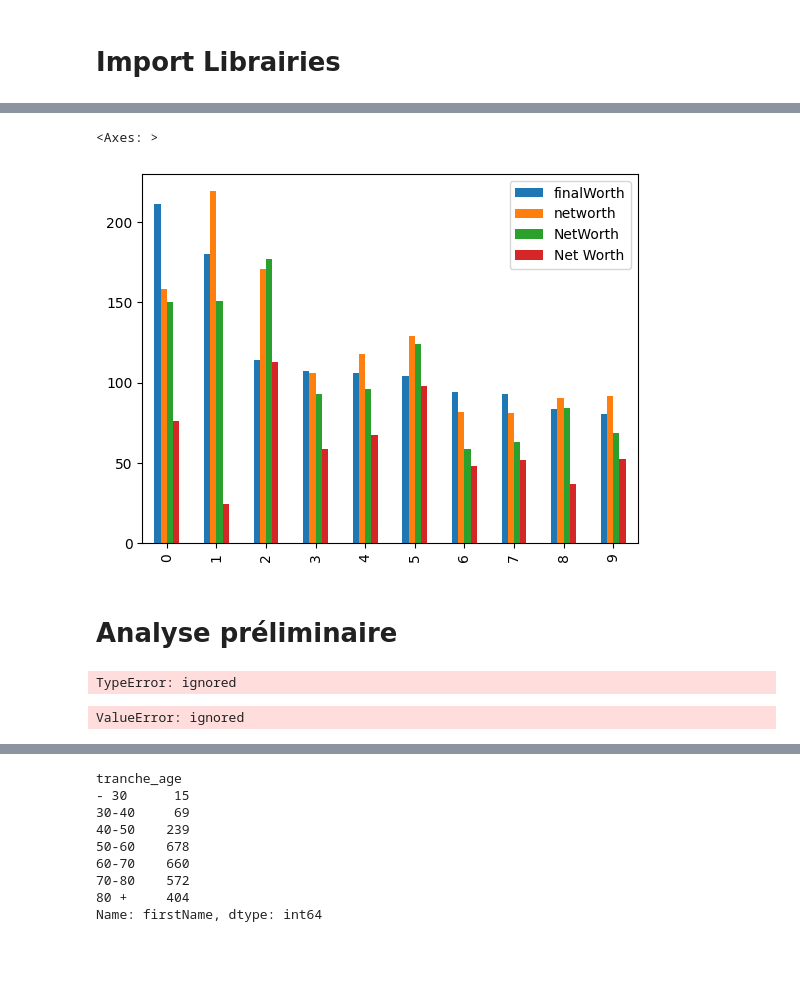
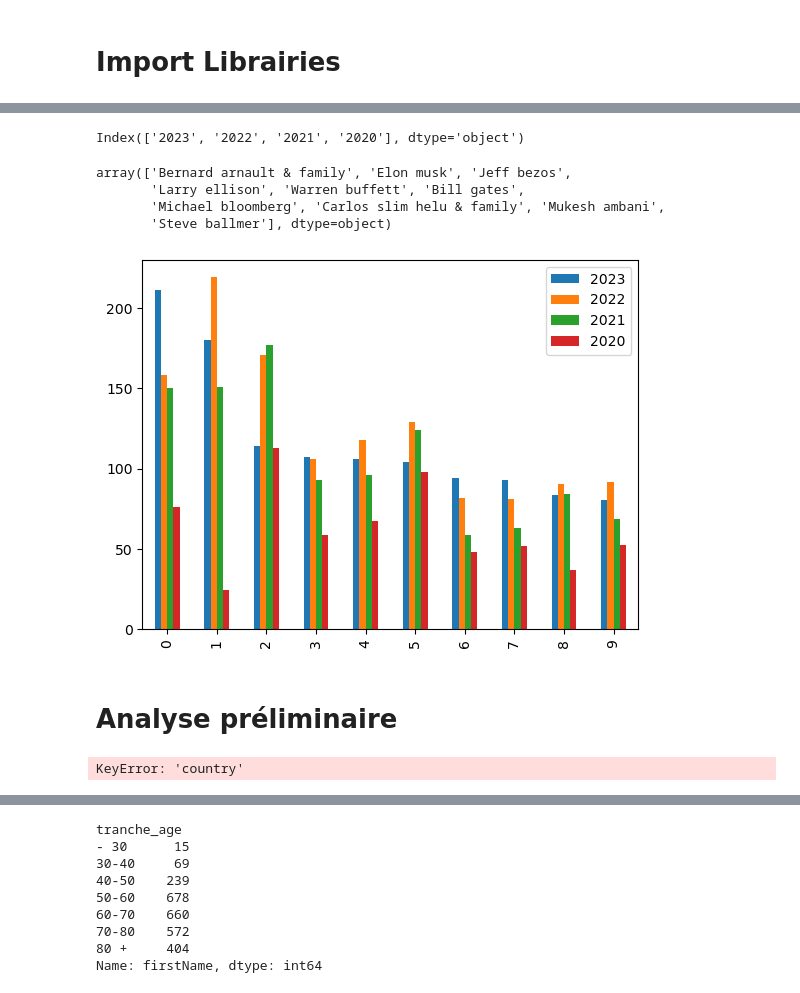
Before and after one commit to BrunetAlexis/Brief_2_Simplon, a Jupyter notebook: Simplon_Brief_Remi.ipynb, the cells around one changed output, grey strips where cells are left out. Saved outputs shown, nothing was run; the diff lists cells and outputs as text; code cells hidden in the pictures; blank space fills up the shorter version.

```diff
--- a/Simplon_Brief_Remi.ipynb
+++ b/Simplon_Brief_Remi.ipynb
@@ -41,6 +17,9 @@ memory usage: 48.4+ MB
 # %%
-# ouvre le fichier
-data = pd.read_csv("Billionaires Statistics Dataset.csv")
-data_2022 = pd.read_csv("2022_forbes_billionaires.csv")
-data_2021 = pd.read_csv("Billionaire2021.csv")
-data_2020 = pd.read_csv("Forbes_Billionaires2020.csv")
+data = pd.read_csv("Data/billionaire_list_20yrs.csv")
+data.info()
+
+# ouvre les autres fichiers
+data_2023 = pd.read_csv("Data/Billionaires Statistics Dataset.csv")
+data_2022 = pd.read_csv("Data/2022_forbes_billionaires.csv")
+data_2021 = pd.read_csv("Data/Billionaire2021.csv")
+data_2020 = pd.read_csv("Data/Forbes_Billionaires2020.csv")
@@ -71,7 +179,7 @@ data_2022 = data_2022[['name','networth']].rename(columns={'name': 'personName'}
 #process columns for name
 def process_name(x):
   return x.capitalize()
-data.personName = data.personName.apply(process_name)
+data_2023.personName = data_2023.personName.apply(process_name)
 data_2022.personName = data_2022.personName.apply(process_name)
 data_2022.personName = data_2022.personName.apply(lambda x: x.strip())
 data_2021.personName = data_2021.personName.apply(process_name)
@@ -83,11 +191,10 @@ def process_worth(x):
 data_2020['Net Worth'] = data_2020['Net Worth'].apply(process_worth)
 data_2021.NetWorth = data_2021.NetWorth.apply(process_worth)
 data_2022.networth = data_2022.networth.apply(process_worth)
-data.finalWorth = data.finalWorth/1000
+data_2023.finalWorth = data_2023.finalWorth/1000
 # %%
-e = data[['personName','finalWorth']].merge(data_2022, on=['personName'], how='left')\
+e = data_2023[['personName','finalWorth']].merge(data_2022, on=['personName'], how='left')\
                                                   .merge(data_2021, on=['personName'], how='left')\
                                                   .merge(data_2020, on=['personName'], how='left')
 
 e.columns=['nom','2023','2022','2021','2020']
-e
@@ -108,20 +201,27 @@ e
+# %%
+x = [int(a) for a in e.columns[1:]]
+# %% [output]
+Index(['2023', '2022', '2021', '2020'], dtype='object')
+# %%
+most_10_wealth
+# %% [output]
+array(['Bernard arnault & family', 'Elon musk', 'Jeff bezos',
+       'Larry ellison', 'Warren buffett', 'Bill gates',
+       'Michael bloomberg', 'Carlos slim helu & family', 'Mukesh ambani',
+       'Steve ballmer'], dtype=object)
 # %%
-most_10_wealth = data.sort_values(by='finalWorth', ascending=False)['personName'][:10].values
-e.loc[e.personName.isin(most_10_wealth)].plot.bar()
+most_10_wealth = data_2023.sort_values(by='finalWorth', ascending=False)['personName'][:10].values
+e.loc[e.nom.isin(most_10_wealth)].plot.bar(label=most_10_wealth)
+plt.show()
 # %% [output]
-<Axes: >
-[figure, old version]
+[figure, new version]
 # %% [markdown]
 # Analyse préliminaire
-# %%
-data.finalWorth.apply(lambda x : x[1:].replace(',',''))
-# %% [output]
-TypeError: ignored
 # %%
-data.gdp_country
+data_2023.gdp_country
 data.groupby('country')['finalWorth','gdp_country'].agg({'finalWorth':'sum','gdp_country':'std'})
 # %% [output]
-ValueError: ignored
+KeyError: 'country'
 # %%
 data.groupby('firstName')['firstName'].value_counts().sort_values()
 # %% [output]
```
Also changed, not shown: parts of 18 cells of this notebook.
